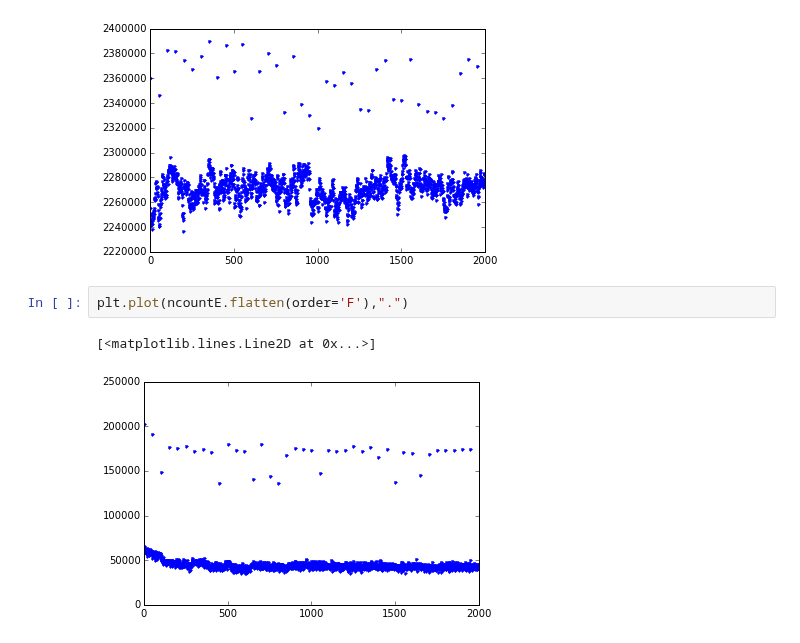
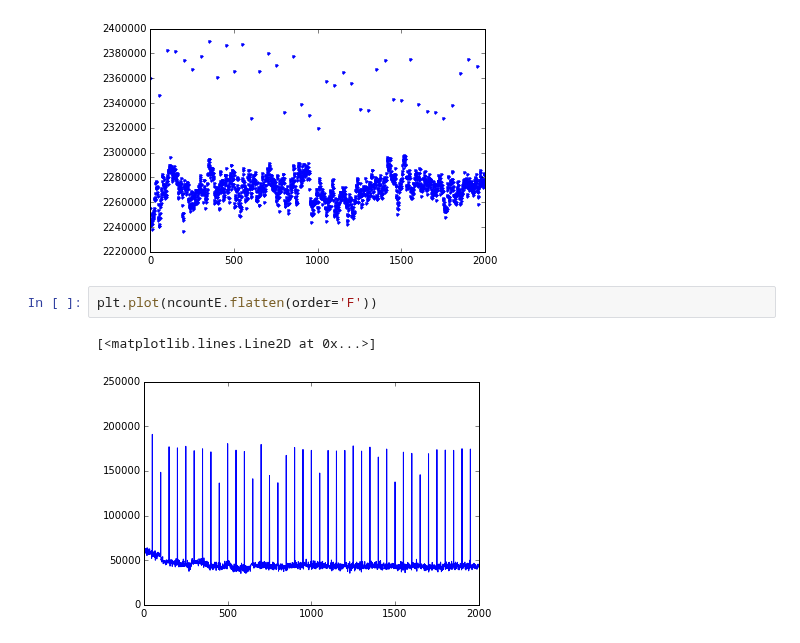
Before and after one commit to DawesLab/CCDimage, a Jupyter notebook: Additional figures for paper.ipynb, the cells around one changed output. Saved outputs shown, nothing was run; the diff lists cells and outputs as text.

```diff
--- a/Additional figures for paper.ipynb
+++ b/Additional figures for paper.ipynb
@@ -183,10 +185,10 @@ plt.plot(ncountD.flatten(order='F'),".")
 [<matplotlib.lines.Line2D at 0x...>]
 [figure]
 # %%
-plt.plot(ncountE.flatten(order='F'),".")
+plt.plot(ncountE.flatten(order='F'))
 # %% [output]
 [<matplotlib.lines.Line2D at 0x...>]
-[figure, old version]
+[figure, new version]
 # %%
 plt.plot(np.abs(scaled_kpE[210].flatten(order='F')),".")
 # %% [output]
```
Also changed, not shown: parts of 5 cells of this notebook.
